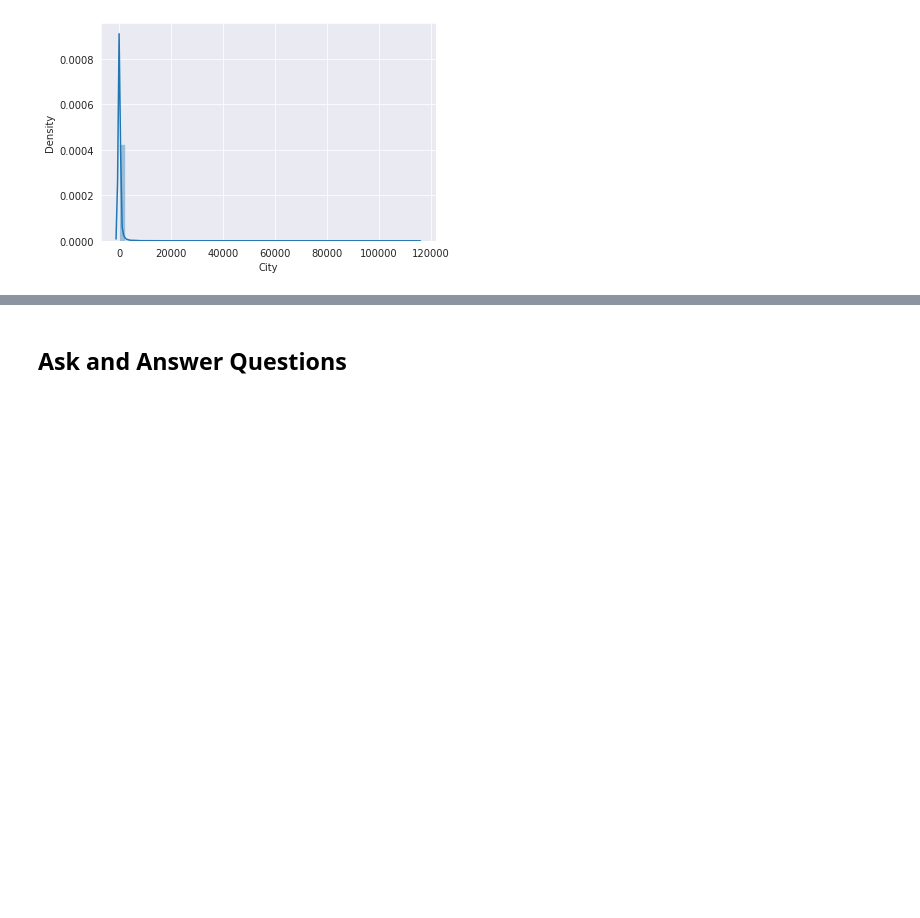
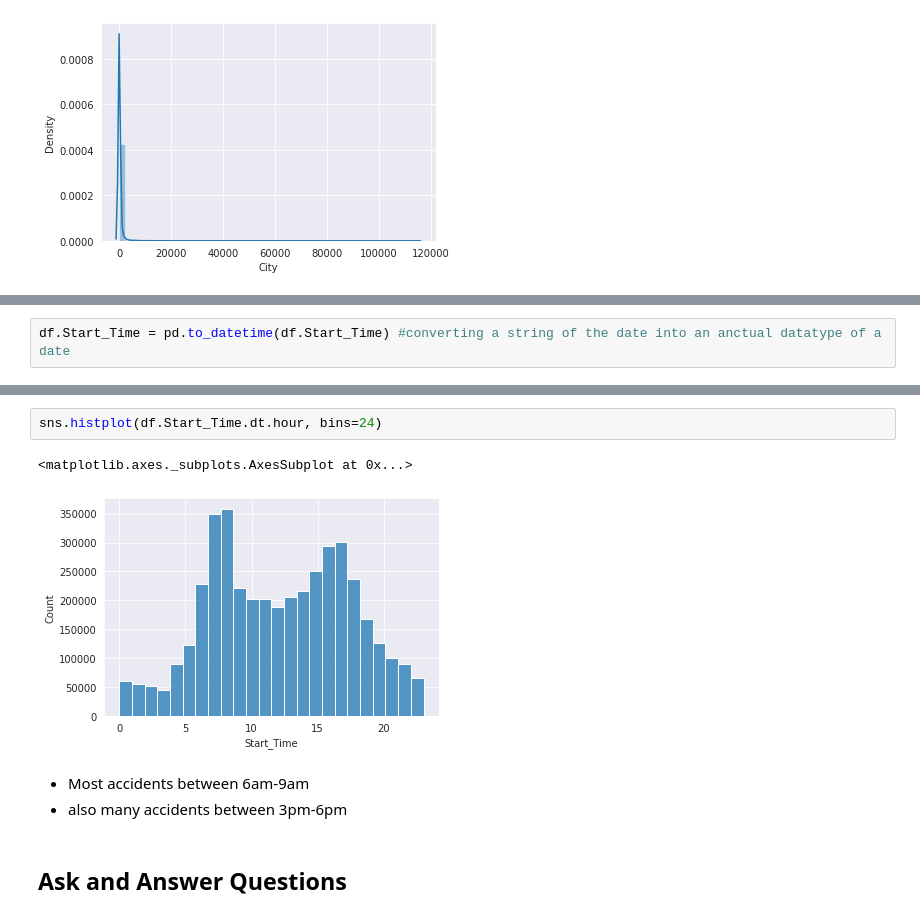
Before and after one commit to krits29/us-accidents-analysis, a Jupyter notebook: us_accidents_analysis.ipynb, the cells around one changed output, grey strips where cells are left out. Saved outputs shown, nothing was run; the diff lists cells and outputs as text; blank space fills up the shorter version.

Commit message:
Analyzing start time

```diff
--- a/us_accidents_analysis.ipynb
+++ b/us_accidents_analysis.ipynb
@@ -253,0 +281,2 @@ sns.distplot(cities_by_accident)
+# %%
+df.Start_Time = pd.to_datetime(df.Start_Time) #converting a string of the date into an anctual datatype of a date
@@ -254,3 +302,11 @@ sns.distplot(cities_by_accident)
+# %%
+sns.histplot(df.Start_Time.dt.hour, bins=24)
+# %% [output]
+<matplotlib.axes._subplots.AxesSubplot at 0x...>
+[figure, added]
+# %% [markdown]
+- Most accidents between 6am-9am
+- also many accidents between 3pm-6pm
 # %% [markdown]
 ## Ask and Answer Questions
 # %% [markdown]
```
Also changed, not shown: parts of 7 cells of this notebook.
